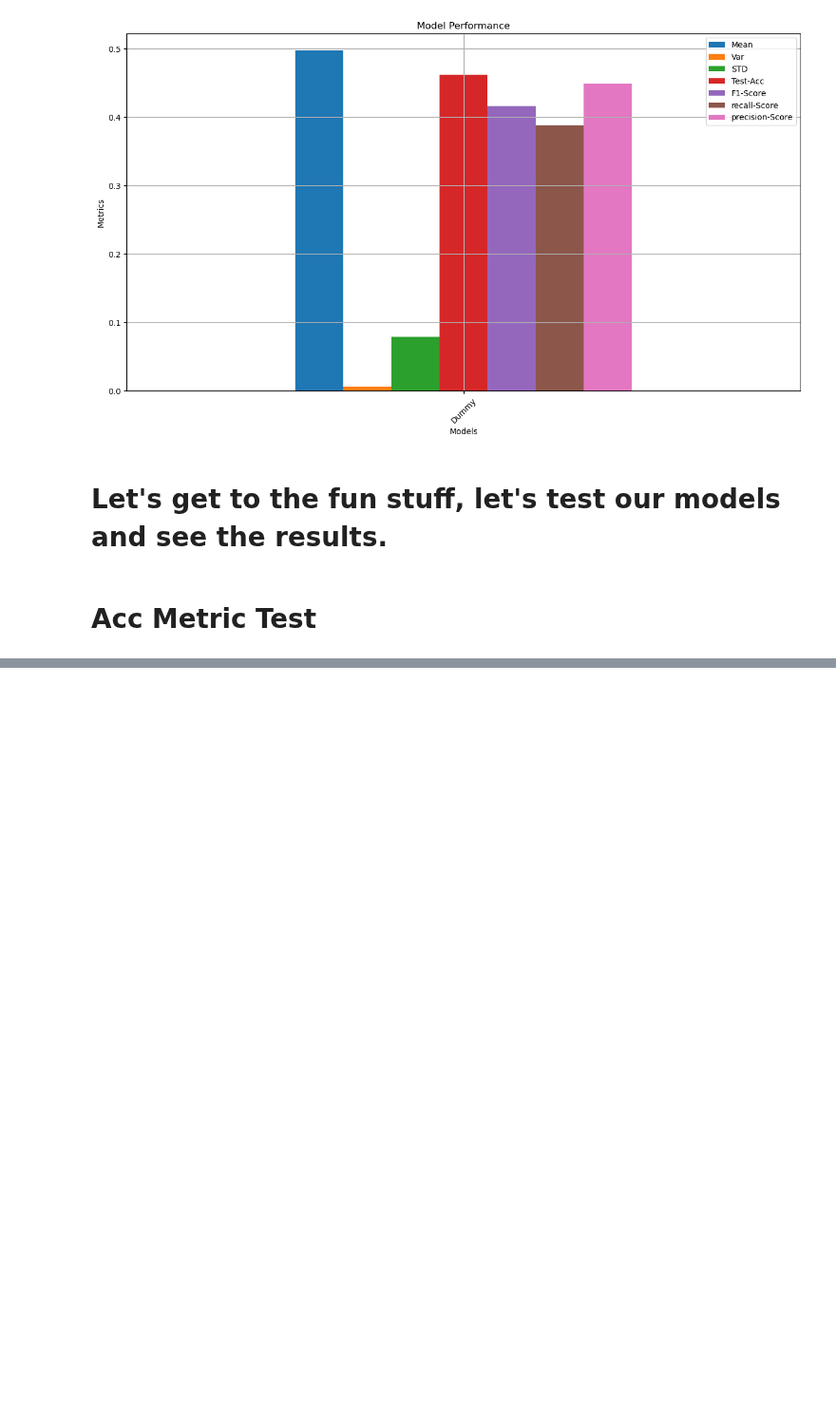
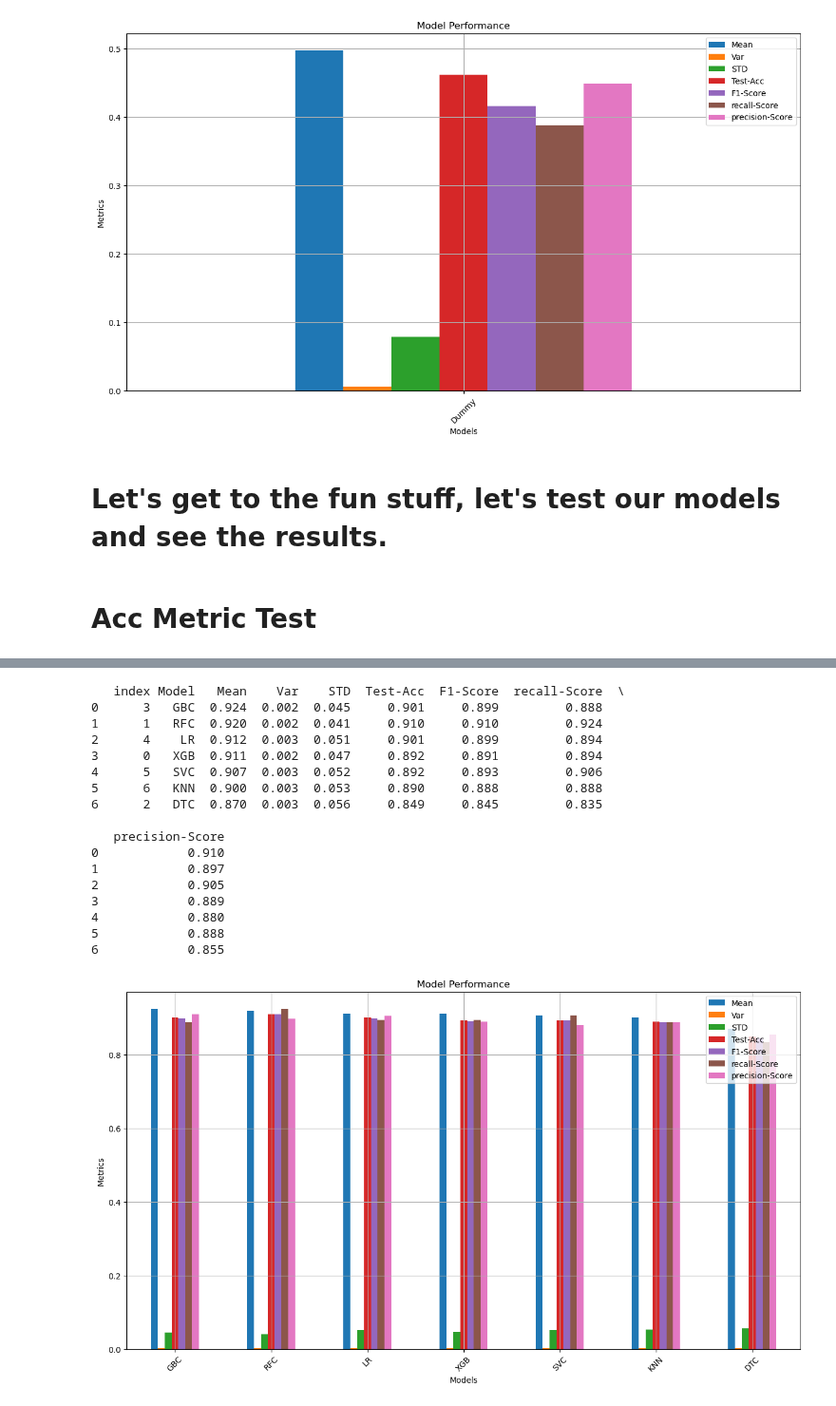
Before and after one commit to MaukanMir/Penguin-Sex-Classifier, a Jupyter notebook: training.ipynb, the cells around one changed output, grey strips where cells are left out. Shown at 95% size. Cells and saved outputs as stored; diff of their text form; code cells hidden in the pictures; blank space fills up the shorter version.

```diff
--- a/training.ipynb
+++ b/training.ipynb
@@ -402,0 +426,21 @@ test_selected_models(preprocessor, model, model_names, X, y_encoded, f1_metric)
+# %%
+test_selected_models(preprocessor, model, model_names, X, y_encoded, f1_metric)
+# %% [output]
+   index Model   Mean    Var    STD  Test-Acc  F1-Score  recall-Score  \
+0      3   GBC  0.924  0.002  0.045     0.901     0.899         0.888
+1      1   RFC  0.920  0.002  0.041     0.910     0.910         0.924
+2      4    LR  0.912  0.003  0.051     0.901     0.899         0.894
+3      0   XGB  0.911  0.002  0.047     0.892     0.891         0.894
+4      5   SVC  0.907  0.003  0.052     0.892     0.893         0.906
+5      6   KNN  0.900  0.003  0.053     0.890     0.888         0.888
+6      2   DTC  0.870  0.003  0.056     0.849     0.845         0.835
+
+   precision-Score
+0            0.910
+1            0.897
+2            0.905
+3            0.889
+4            0.880
+5            0.888
+6            0.855
+[figure, added]
```
Also changed, not shown: parts of 1 cell of this notebook.
